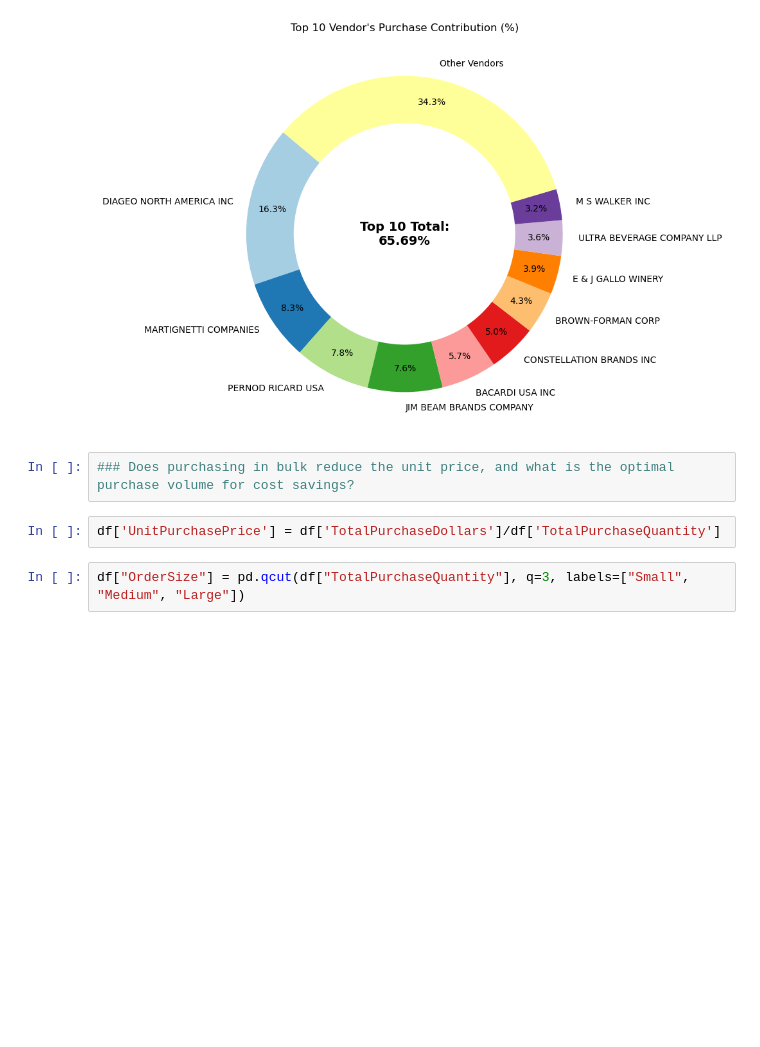
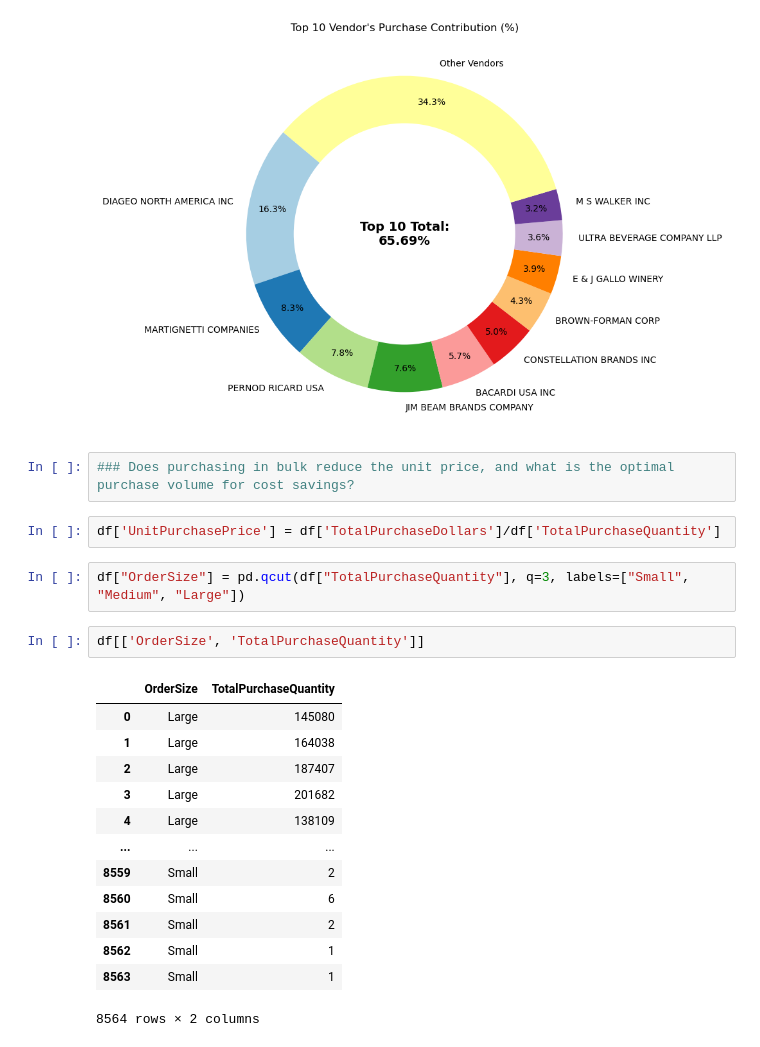
Before and after one commit to sayan629/-Vendor-Performance-Data-Analytics, a Jupyter notebook: vendor_performane_analysis.ipynb, the cells around one changed output. Cells and saved outputs as stored; diff of their text form; blank space fills up the shorter version.

```diff
--- a/vendor_performane_analysis.ipynb
+++ b/vendor_performane_analysis.ipynb
@@ -382,3 +382,19 @@ plt.show()
 df['UnitPurchasePrice'] = df['TotalPurchaseDollars']/df['TotalPurchaseQuantity']
 # %%
 df["OrderSize"] = pd.qcut(df["TotalPurchaseQuantity"], q=3, labels=["Small", "Medium", "Large"])
+# %%
+df[['OrderSize', 'TotalPurchaseQuantity']]
+# %% [output]
+|  | OrderSize | TotalPurchaseQuantity |
+| 0 | Large | 145080 |
+| 1 | Large | 164038 |
+| 2 | Large | 187407 |
+| 3 | Large | 201682 |
+| 4 | Large | 138109 |
+| ... | ... | ... |
+| 8559 | Small | 2 |
+| 8560 | Small | 6 |
+| 8561 | Small | 2 |
+| 8562 | Small | 1 |
+| 8563 | Small | 1 |
+8564 rows × 2 columns
```
Also changed, not shown: parts of 5 cells of this notebook.
